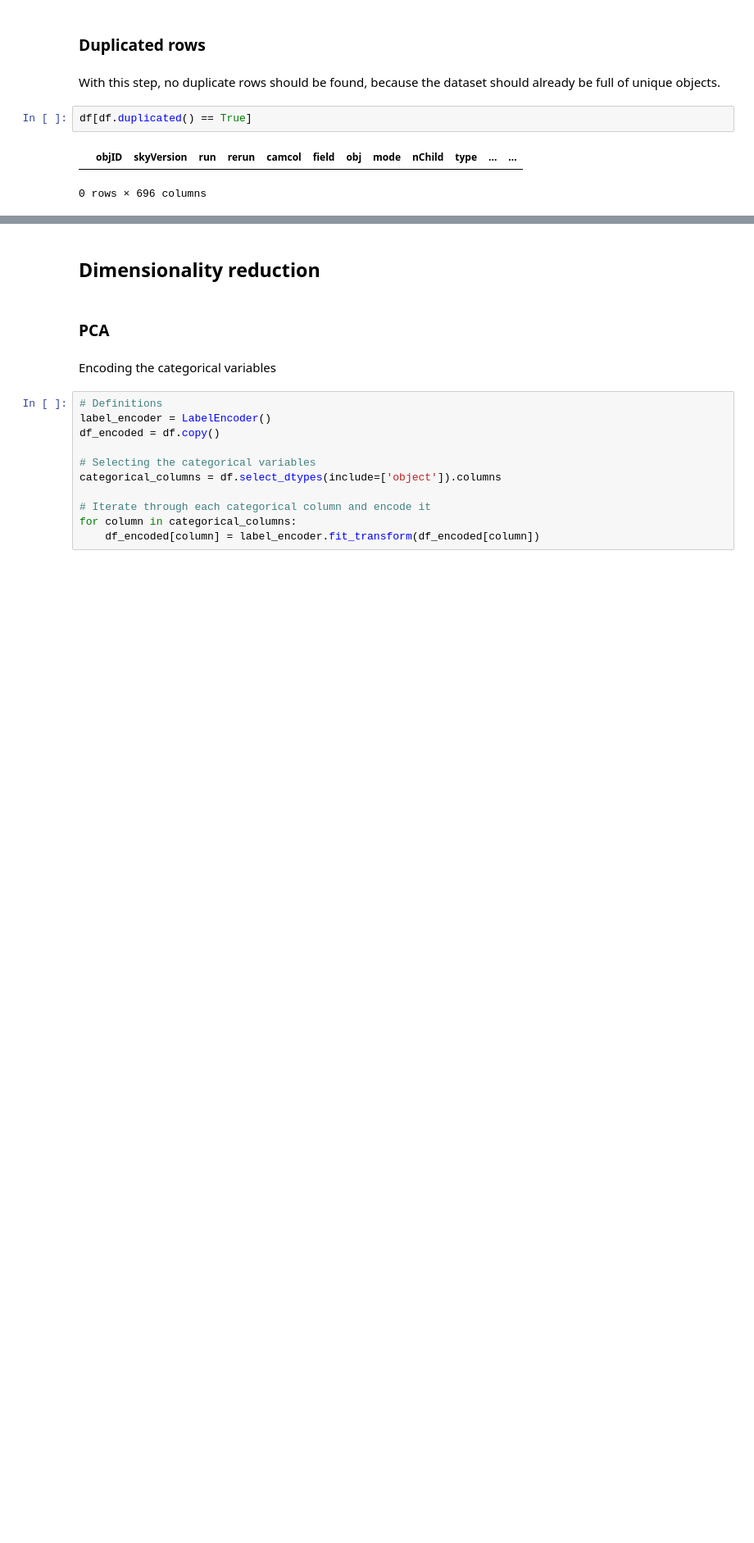
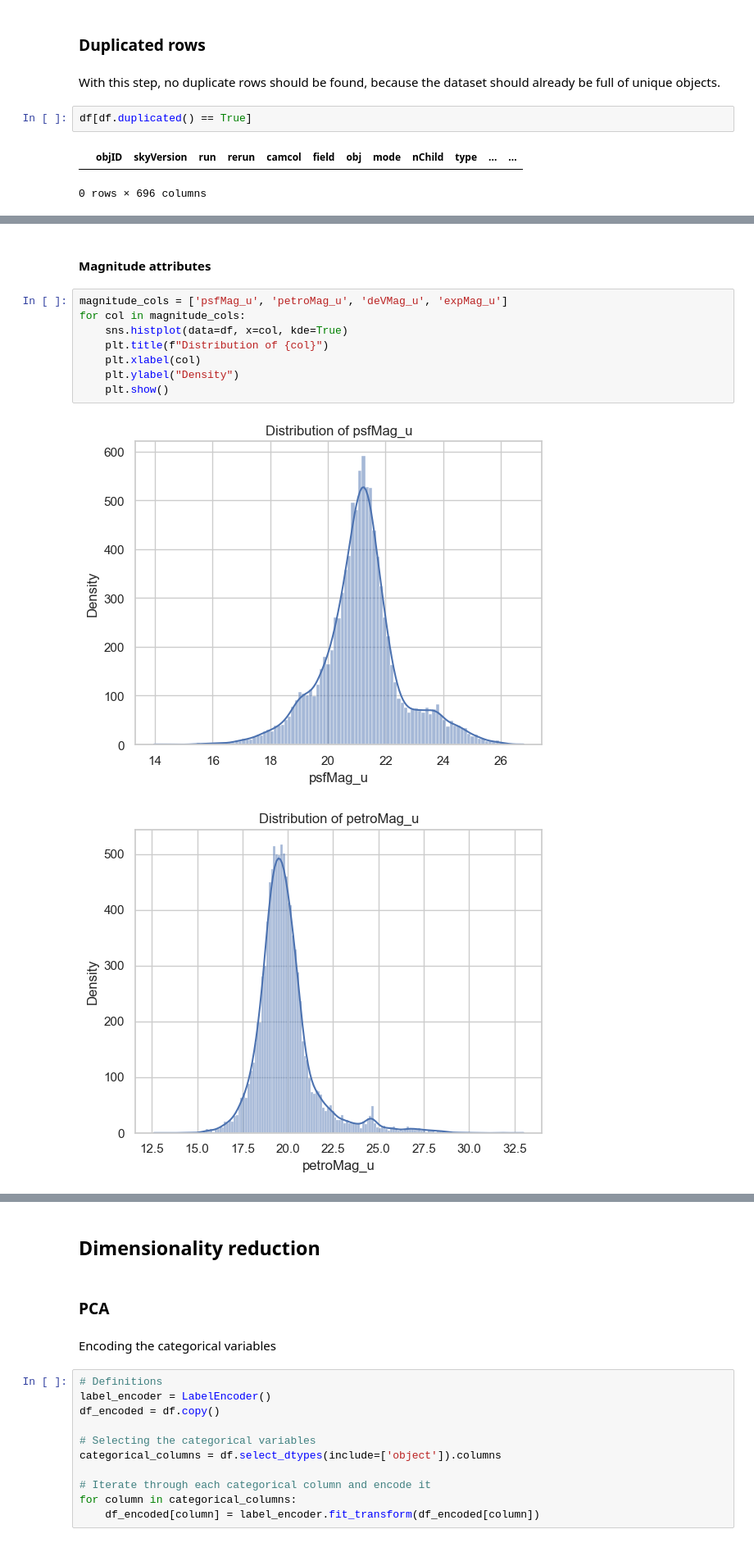
Before and after one commit to EmmaTosato/Spectral-AnalysisProject, a Jupyter notebook: project.ipynb, the cells around one changed output, grey strips where cells are left out. Shown at 82% size. Saved outputs shown, nothing was run; the diff lists cells and outputs as text; blank space fills up the shorter version.

```diff
--- a/project.ipynb
+++ b/project.ipynb
@@ -134,0 +306,13 @@ I will select a subset of columns in order to make the next part of this project
+# %% [markdown]
+#### Magnitude attributes
+# %%
+magnitude_cols = ['psfMag_u', 'petroMag_u', 'deVMag_u', 'expMag_u']
+for col in magnitude_cols:
+    sns.histplot(data=df, x=col, kde=True)
+    plt.title(f"Distribution of {col}")
+    plt.xlabel(col)
+    plt.ylabel("Density")
+    plt.show()
+# %% [output]
+[figure, added]
+[figure, added]
```
Also changed, not shown: parts of 29 cells of this notebook.
